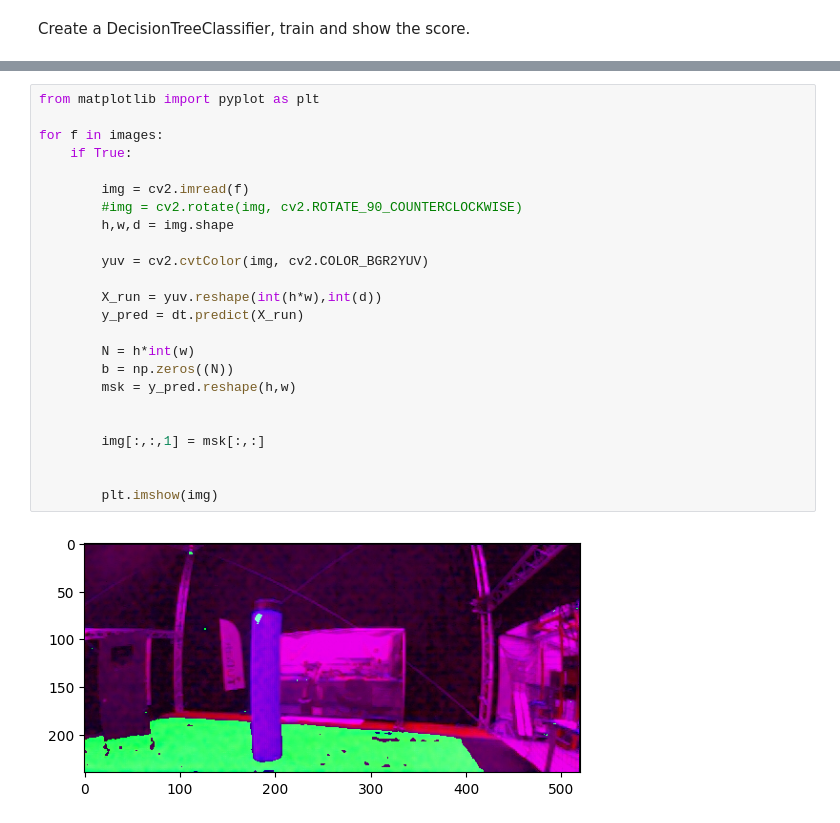
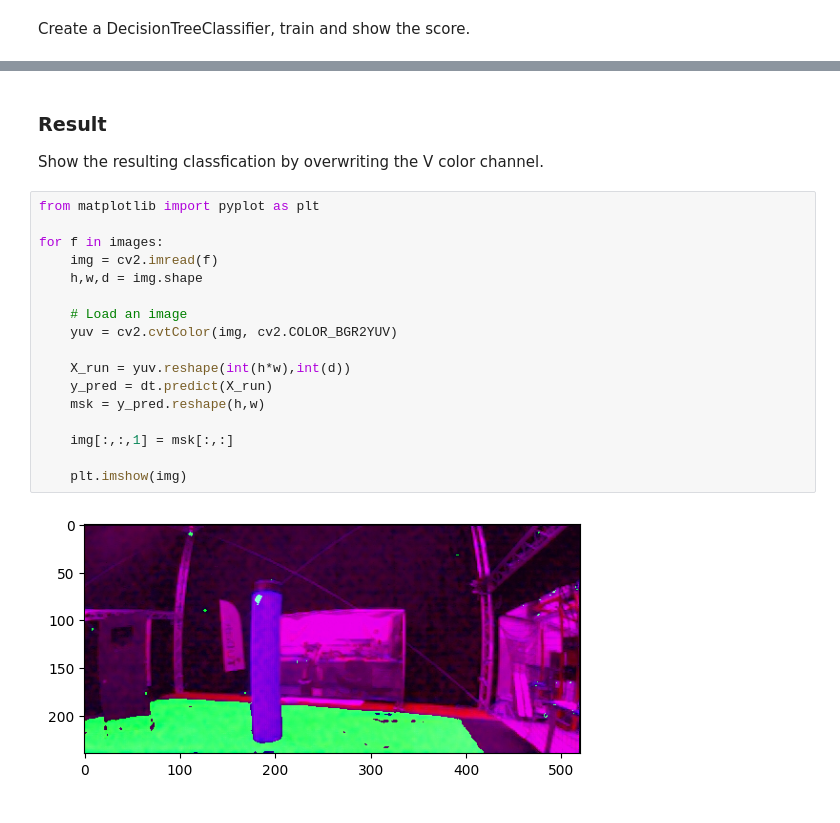
Before and after one commit to dewagter/MAV_ML_notebook, a Jupyter notebook: LearnToClassify.ipynb, the cells around one changed output, grey strips where cells are left out. Cells and saved outputs as stored; diff of their text form.

```diff
--- a/LearnToClassify.ipynb
+++ b/LearnToClassify.ipynb
@@ -127,27 +136,24 @@ print(text_representation)
 |   |   |--- class: 0
+# %% [markdown]
+### Result
+
+Show the resulting classfication by overwriting the V color channel.
 # %%
 from matplotlib import pyplot as plt
 
 for f in images:
-    if True:
+    img = cv2.imread(f)
+    h,w,d = img.shape
 
-        img = cv2.imread(f)
-        #img = cv2.rotate(img, cv2.ROTATE_90_COUNTERCLOCKWISE)
-        h,w,d = img.shape
+    # Load an image
+    yuv = cv2.cvtColor(img, cv2.COLOR_BGR2YUV)
 
-        yuv = cv2.cvtColor(img, cv2.COLOR_BGR2YUV)
+    X_run = yuv.reshape(int(h*w),int(d))
+    y_pred = dt.predict(X_run)
+    msk = y_pred.reshape(h,w)
 
-        X_run = yuv.reshape(int(h*w),int(d))
-        y_pred = dt.predict(X_run)
+    img[:,:,1] = msk[:,:]
 
-        N = h*int(w)
-        b = np.zeros((N))
-        msk = y_pred.reshape(h,w)
-
-
-        img[:,:,1] = msk[:,:]
-
-
-        plt.imshow(img)
+    plt.imshow(img)
 # %% [output]
-[figure, old version]
+[figure, new version]
```
Also changed, not shown: parts of 7 cells of this notebook.
